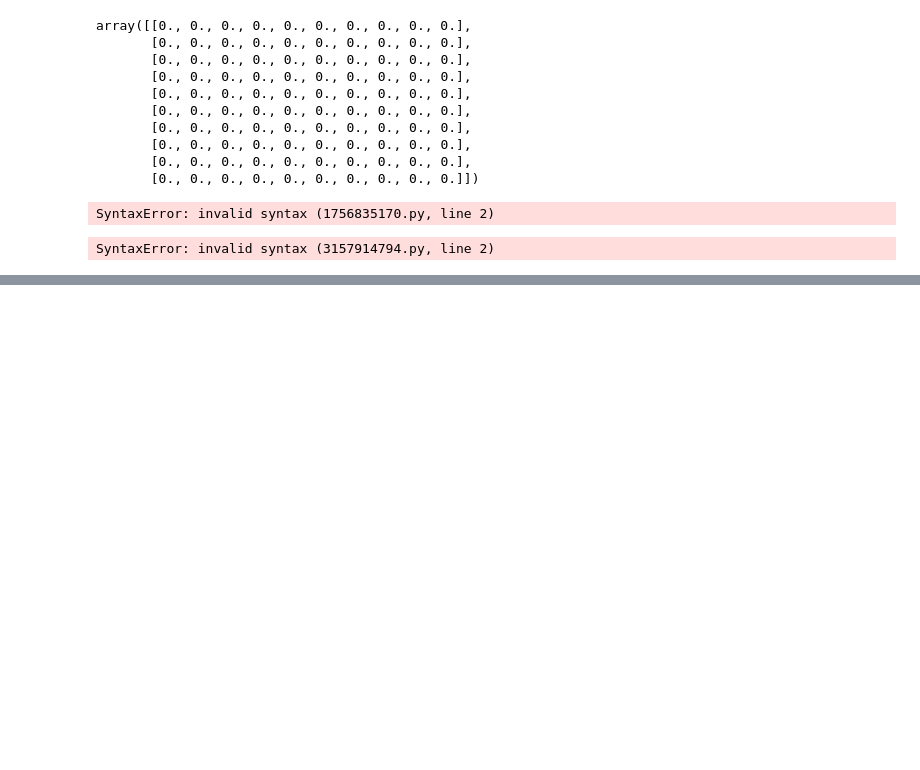
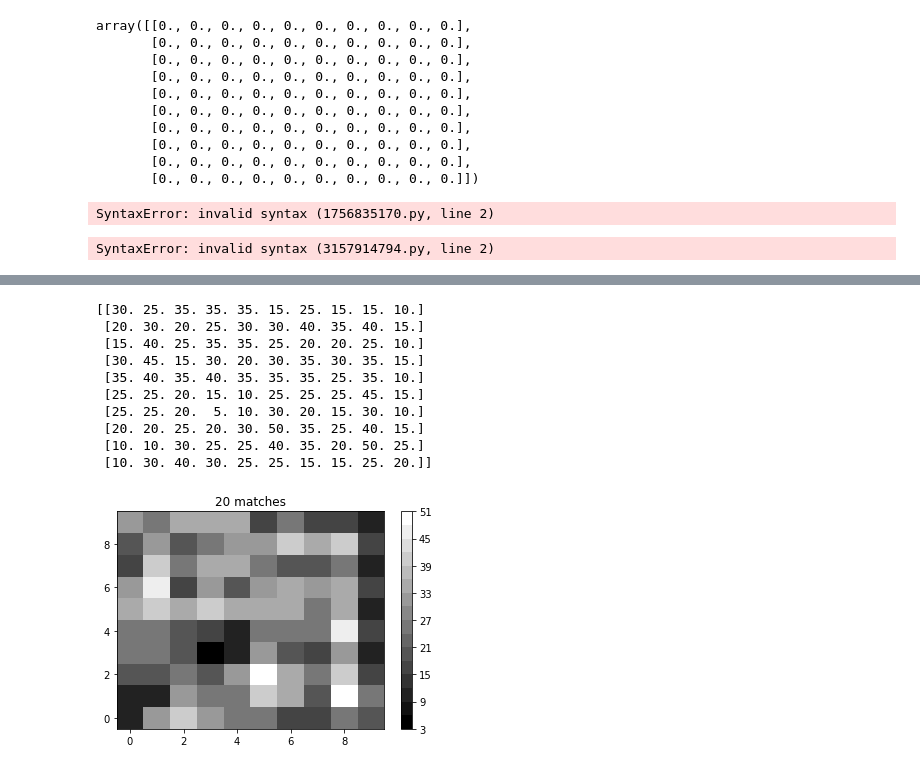
Before and after one commit to amirulbadri00/seabattle, a Jupyter notebook: Sea Battle Statistical Test.ipynb, the cells around one changed output, grey strips where cells are left out. Saved outputs shown, nothing was run; the diff lists cells and outputs as text; code cells hidden in the pictures; blank space fills up the shorter version.

```diff
--- a/Sea Battle Statistical Test.ipynb
+++ b/Sea Battle Statistical Test.ipynb
@@ -281,0 +326,6 @@ re write all the code in a neat manner
+# %%
+all_match = {}
+for i in range(1,21):
+    var = f'match{i}'
+    val = np.loadtxt(ddir+f'match{i}.txt')
+    all_match.update({var:val})
@@ -281,0 +365,7 @@ re write all the code in a neat manner
+# %%
+allmatch = 0
+for i in range(1,21):
+
+    allmatch += all_match.get(f'match{i}')
+
+print(allmatch)
@@ -281,0 +396,36 @@ re write all the code in a neat manner
+# %%
+Z = 0
+for i in range(1,21):
+
+    Z += all_match.get(f'match{i}')
+
+Z = Z*100/20             # to get the average probability across 20 matches
+x = np.arange(0, 10, 1)
+y = np.arange(0, 10, 1)
+
+
+
+# making the levels
+levels = MaxNLocator(nbins=15).tick_values(Z.min(), Z.max())
+cmap = plt.colormaps['gray']
+norm = BoundaryNorm(levels, ncolors=cmap.N, clip=True)
+
+fig, ax = plt.subplots()
+im = ax.pcolormesh(x, y, Z[::-1], cmap=cmap, norm=norm)
+fig.colorbar(im, ax=ax)
+
+plt.title('20 matches')
+
+print(np.round(Z))
+# %% [output]
+[[30. 25. 35. 35. 35. 15. 25. 15. 15. 10.]
+ [20. 30. 20. 25. 30. 30. 40. 35. 40. 15.]
+ [15. 40. 25. 35. 35. 25. 20. 20. 25. 10.]
+ [30. 45. 15. 30. 20. 30. 35. 30. 35. 15.]
+ [35. 40. 35. 40. 35. 35. 35. 25. 35. 10.]
+ [25. 25. 20. 15. 10. 25. 25. 25. 45. 15.]
+ [25. 25. 20.  5. 10. 30. 20. 15. 30. 10.]
+ [20. 20. 25. 20. 30. 50. 35. 25. 40. 15.]
+ [10. 10. 30. 25. 25. 40. 35. 20. 50. 25.]
+ [10. 30. 40. 30. 25. 25. 15. 15. 25. 20.]]
+[figure, added]
```
Also changed, not shown: parts of 10 cells of this notebook, 5 other files.
